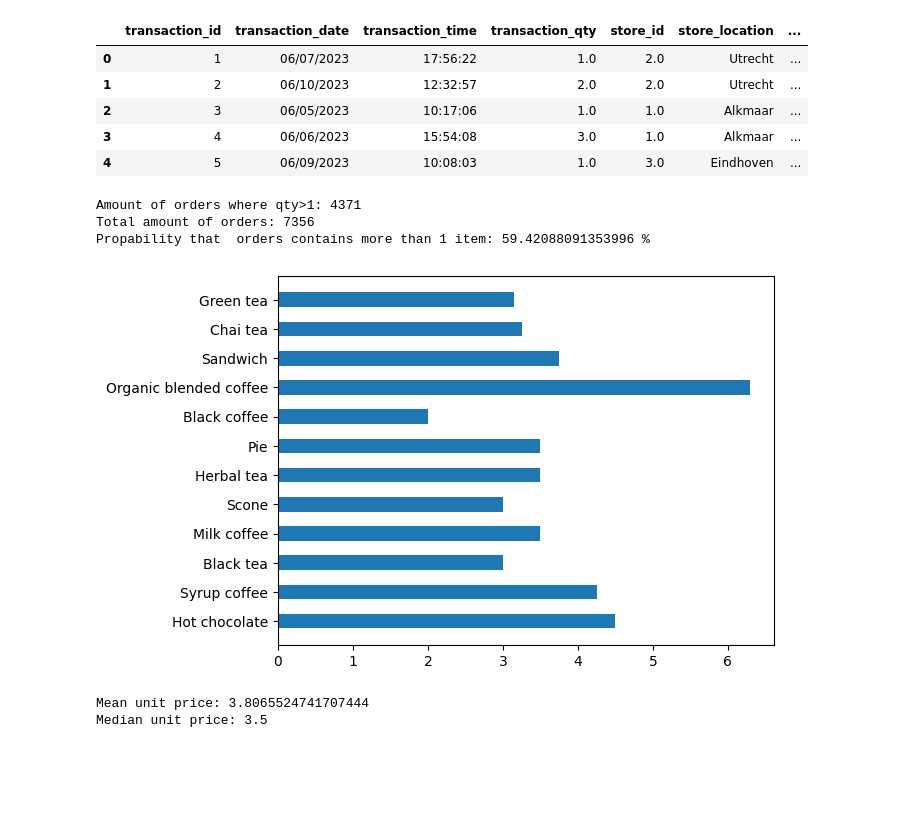
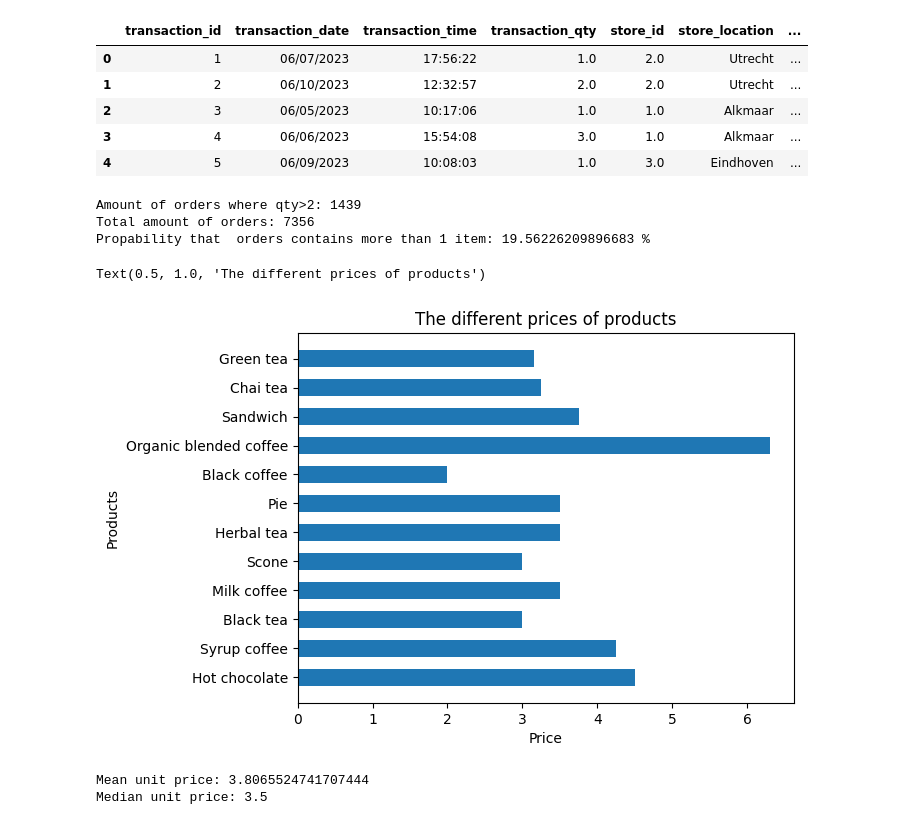
Before and after one commit to Kianvnh/TEST, a Jupyter notebook: Math/Final excersie/Final Assignment math.ipynb, the cells around one changed output. Drawn from its saved outputs; the diff is of its cells as text; code cells hidden in the pictures; blank space fills up the shorter version.

```diff
--- a/Math/Final excersie/Final Assignment math.ipynb
+++ b/Math/Final excersie/Final Assignment math.ipynb
@@ -13,22 +14,26 @@ df.head()
 | 3 | 4 | 06/06/2023 | 15:54:08 | 3.0 | 1.0 | Alkmaar | ... |
 | 4 | 5 | 06/09/2023 | 10:08:03 | 1.0 | 3.0 | Eindhoven | ... |
 # %%
-qty_count = len(df[df['transaction_qty']>1])
-print("Amount of orders where qty>1:", qty_count)
+qty_count = len(df[df['transaction_qty']>2])
+print("Amount of orders where qty>2:", qty_count)
 print("Total amount of orders:", len(df))
 qty_probability = qty_count/len(df)*100
 print("Propability that  orders contains more than 1 item:", qty_probability, "%")
 # %% [output]
-Amount of orders where qty>1: 4371
+Amount of orders where qty>2: 1439
 Total amount of orders: 7356
-Propability that  orders contains more than 1 item: 59.42088091353996 %
+Propability that  orders contains more than 1 item: 19.56226209896683 %
 # %%
 x = df['product_type']
 y = df['unit_price']
 
-model1 = plt.barh(x, y, height=0.5) #labels pre category toevoegen
+plt.barh(x, y, height=0.6)
+plt.xlabel('Price')
+plt.ylabel('Products')
+plt.title('The different prices of products') #labels per category toevoegen
 # %% [output]
+Text(0.5, 1.0, 'The different prices of products')
-[figure, old version]
+[figure, new version]
 # %%
 mean_unit_price = np.mean(df['unit_price'])
 median_unit_price = np.median(df['unit_price'])
```
Also changed, not shown: parts of 10 cells of this notebook, 1 other file.
